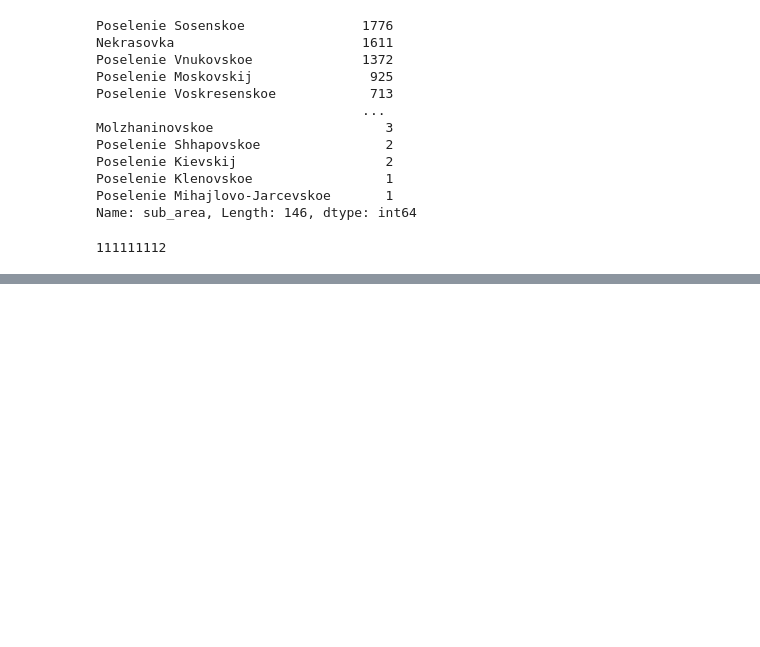
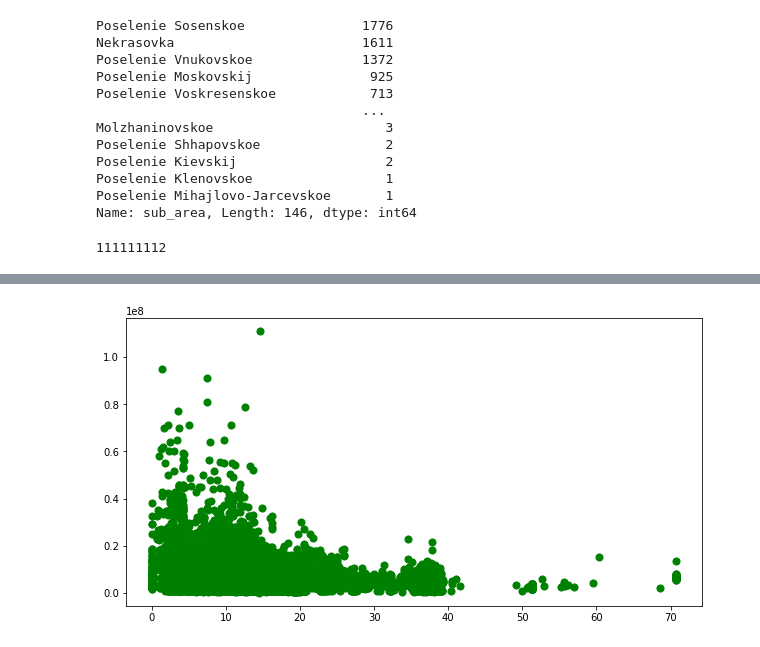
Before and after one commit to FreeRadical1320/sf_data_science, a Jupyter notebook: practice/PYTHON 14 Data cleaning.ipynb, the cells around one changed output, grey strips where cells are left out. Drawn from its saved outputs; the diff is of its cells as text; code cells hidden in the pictures; blank space fills up the shorter version.

```diff
--- a/practice/PYTHON 14 Data cleaning.ipynb
+++ b/practice/PYTHON 14 Data cleaning.ipynb
@@ -67,0 +83,12 @@ sber_data['price_doc'].max()
+# %%
+    fig = plt.figure(figsize=(8, 4))
+axes = fig.add_axes([0, 0, 1, 1])
+axes.scatter(
+    x=sber_data['kremlin_km'],
+    y=sber_data['price_doc'],
+    s=50,
+    marker='o',
+    c = 'green'
+);
+# %% [output]
+[figure, added]
```
Also changed, not shown: parts of 5 cells of this notebook.
